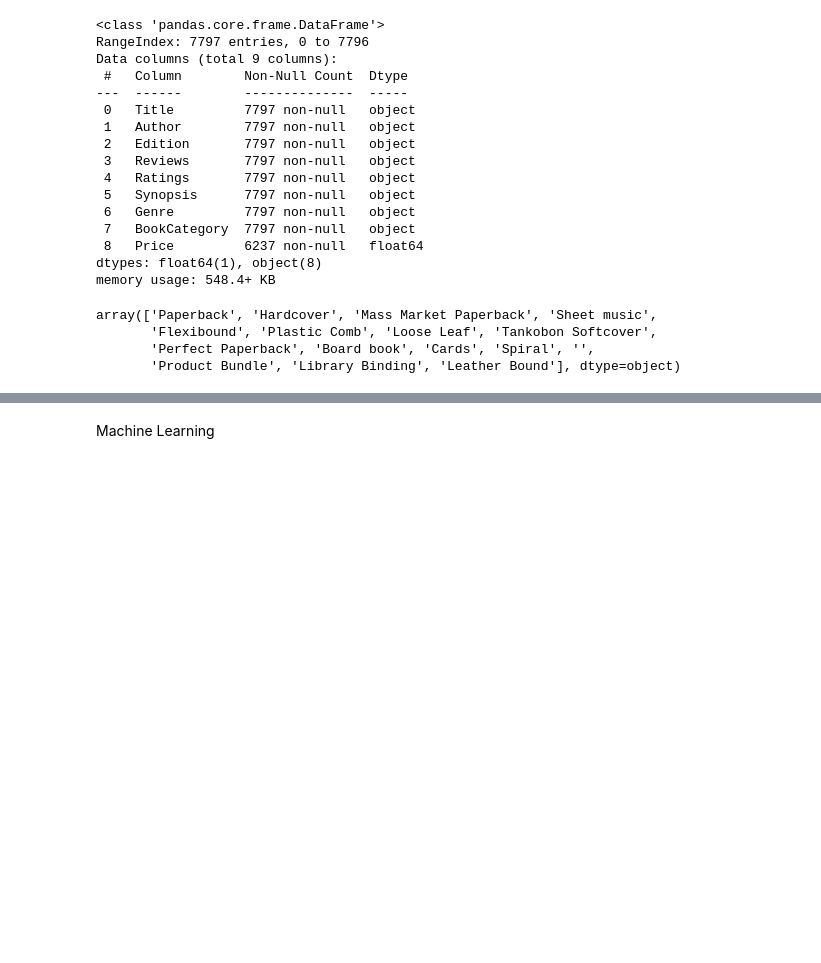
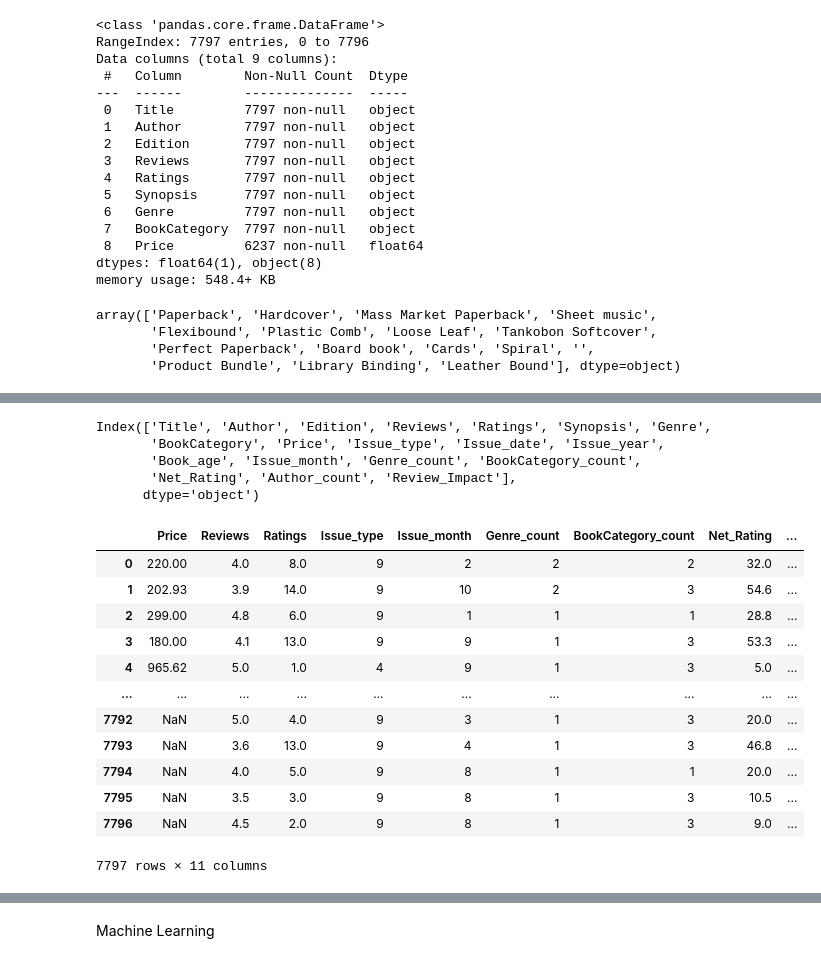
Before and after one commit to vishxl/Book-Price-Prediction, a Jupyter notebook: Cleaning.ipynb, the cells around one changed output, grey strips where cells are left out. Drawn from its saved outputs; the diff is of its cells as text; code cells hidden in the pictures; blank space fills up the shorter version.

```diff
--- a/Cleaning.ipynb
+++ b/Cleaning.ipynb
@@ -154,4 +97,4 @@ author_replacements = {' & ':', ',"0":"other","2":"other",'A. P. J. Abdul Kalam'
 combined['Author'] = combined['Author'].replace(author_replacements,regex=True)
-combined['Author_num'] = combined['Author'].apply(lambda x: len(x.split(',')))
+combined['Author_count'] = combined['Author'].apply(lambda x: len(x.split(',')))
 # %%
 #Dropping Columns
@@ -160 +114,3 @@ combined['Author_num'] = combined['Author'].apply(lambda x: len(x.split(',')))
+# %%
+combined['Review_Impact']= combined['Reviews']*combined['Book_age']
 # %%
@@ -205,6 +159,4 @@ Index(['Title', 'Author', 'Edition', 'Reviews', 'Ratings', 'Synopsis', 'Genre',
 # %%
 from sklearn.preprocessing import LabelEncoder
 enc = LabelEncoder()
-combined[['BookCategory','Issue_type','Issue_month','Issue_type','Issue_year']] = \
-combined[['BookCategory','Issue_type','Issue_month','Issue_type','Issue_year']]\
-    .apply(enc.fit_transform)
+combined[['Issue_type','Issue_month']] = combined[['Issue_type','Issue_month']].apply(enc.fit_transform)
@@ -210,0 +196,8 @@ combined[['BookCategory','Issue_type','Issue_month','Issue_type','Issue_year']]\
+# %%
+combined.columns
+# %% [output]
+Index(['Title', 'Author', 'Edition', 'Reviews', 'Ratings', 'Synopsis', 'Genre',
+       'BookCategory', 'Price', 'Issue_type', 'Issue_date', 'Issue_year',
+       'Book_age', 'Issue_month', 'Genre_count', 'BookCategory_count',
+       'Net_Rating', 'Author_count', 'Review_Impact'],
+      dtype='object')
@@ -210,0 +208,16 @@ combined[['BookCategory','Issue_type','Issue_month','Issue_type','Issue_year']]\
+# %%
+final
+# %% [output]
+|  | Price | Reviews | Ratings | Issue_type | Issue_month | Genre_count | BookCategory_count | Net_Rating | ... |
+| 0 | 220.00 | 4.0 | 8.0 | 9 | 2 | 2 | 2 | 32.0 | ... |
+| 1 | 202.93 | 3.9 | 14.0 | 9 | 10 | 2 | 3 | 54.6 | ... |
+| 2 | 299.00 | 4.8 | 6.0 | 9 | 1 | 1 | 1 | 28.8 | ... |
+| 3 | 180.00 | 4.1 | 13.0 | 9 | 9 | 1 | 3 | 53.3 | ... |
+| 4 | 965.62 | 5.0 | 1.0 | 4 | 9 | 1 | 3 | 5.0 | ... |
+| ... | ... | ... | ... | ... | ... | ... | ... | ... | ... |
+| 7792 | NaN | 5.0 | 4.0 | 9 | 3 | 1 | 3 | 20.0 | ... |
+| 7793 | NaN | 3.6 | 13.0 | 9 | 4 | 1 | 3 | 46.8 | ... |
+| 7794 | NaN | 4.0 | 5.0 | 9 | 8 | 1 | 1 | 20.0 | ... |
+| 7795 | NaN | 3.5 | 3.0 | 9 | 8 | 1 | 3 | 10.5 | ... |
+| 7796 | NaN | 4.5 | 2.0 | 9 | 8 | 1 | 3 | 9.0 | ... |
+7797 rows × 11 columns
```
Also changed, not shown: parts of 39 cells of this notebook.
